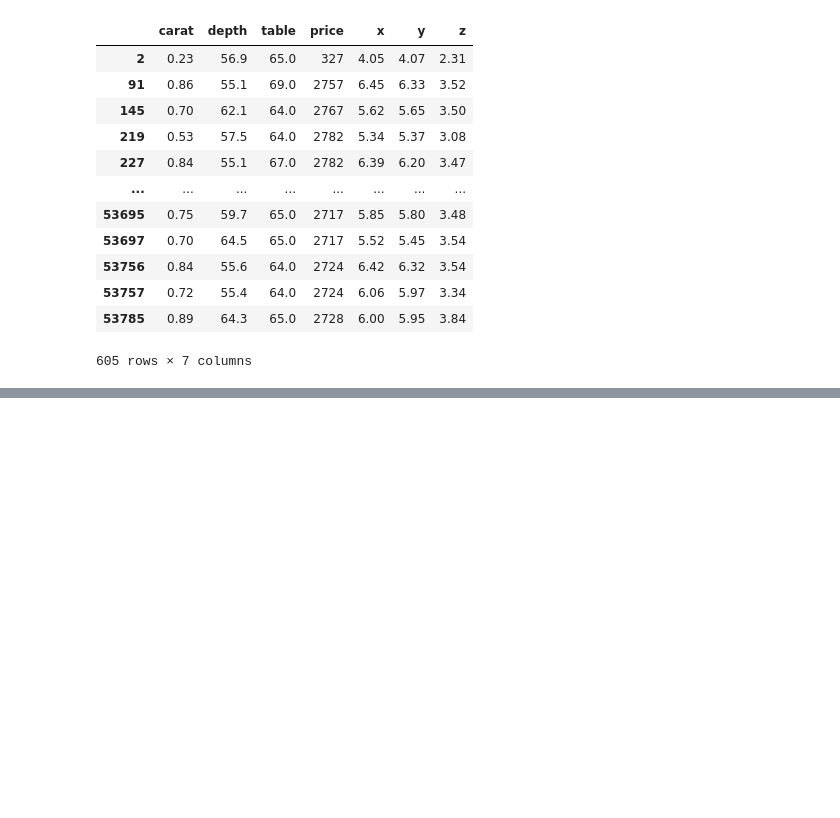
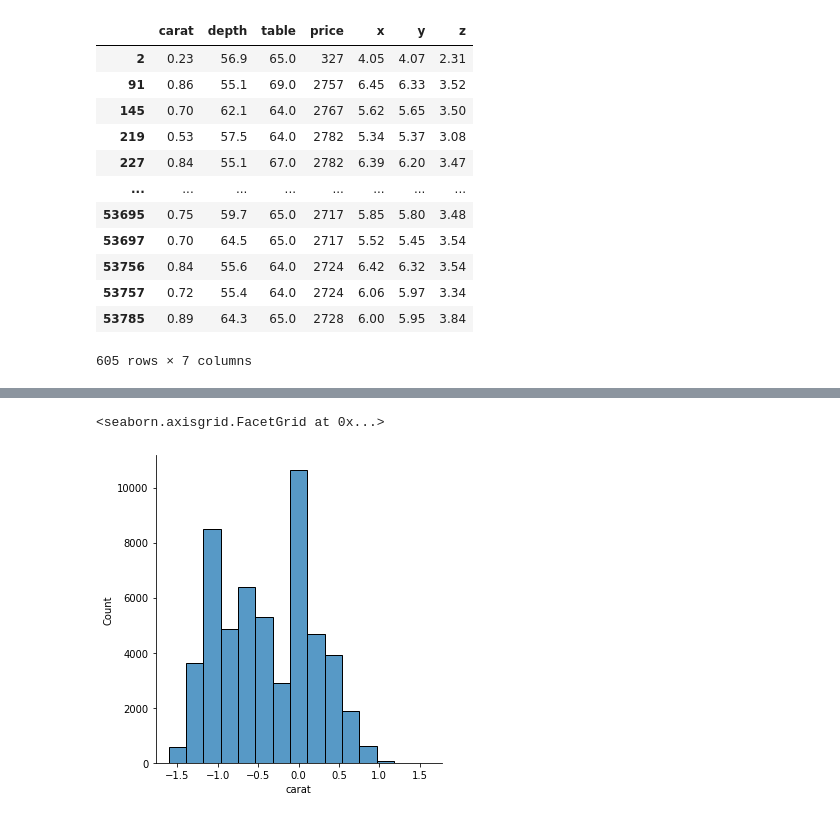
Before and after one commit to ceyhunsahin/PANDAS, a Jupyter notebook: missing_values_outliers.ipynb, the cells around one changed output, grey strips where cells are left out. Cells and saved outputs as stored; diff of their text form; code cells hidden in the pictures; blank space fills up the shorter version.

```diff
--- a/missing_values_outliers.ipynb
+++ b/missing_values_outliers.ipynb
@@ -563,0 +714,2 @@ from scipy.stats.mstats import winsorize
+# %%
+df_carat = df['carat']
@@ -563,0 +731,2 @@ from scipy.stats.mstats import winsorize
+# %%
+df_carat_log = np.log(df_carat)
@@ -563,0 +748,5 @@ from scipy.stats.mstats import winsorize
+# %%
+sns.displot(df_carat_log, bins = 15, kde = False)
+# %% [output]
+<seaborn.axisgrid.FacetGrid at 0x...>
+[figure, added]
```
Also changed, not shown: parts of 34 cells of this notebook, 1 other file.
